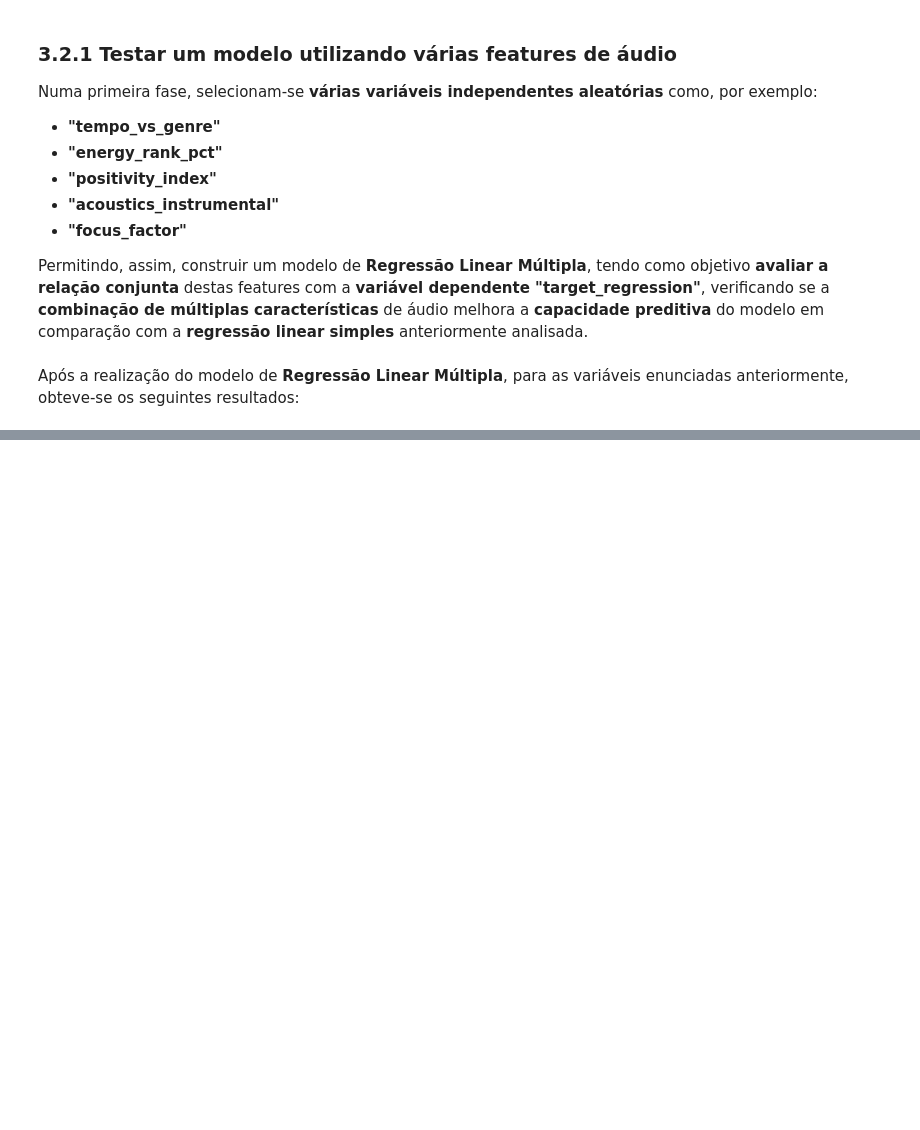
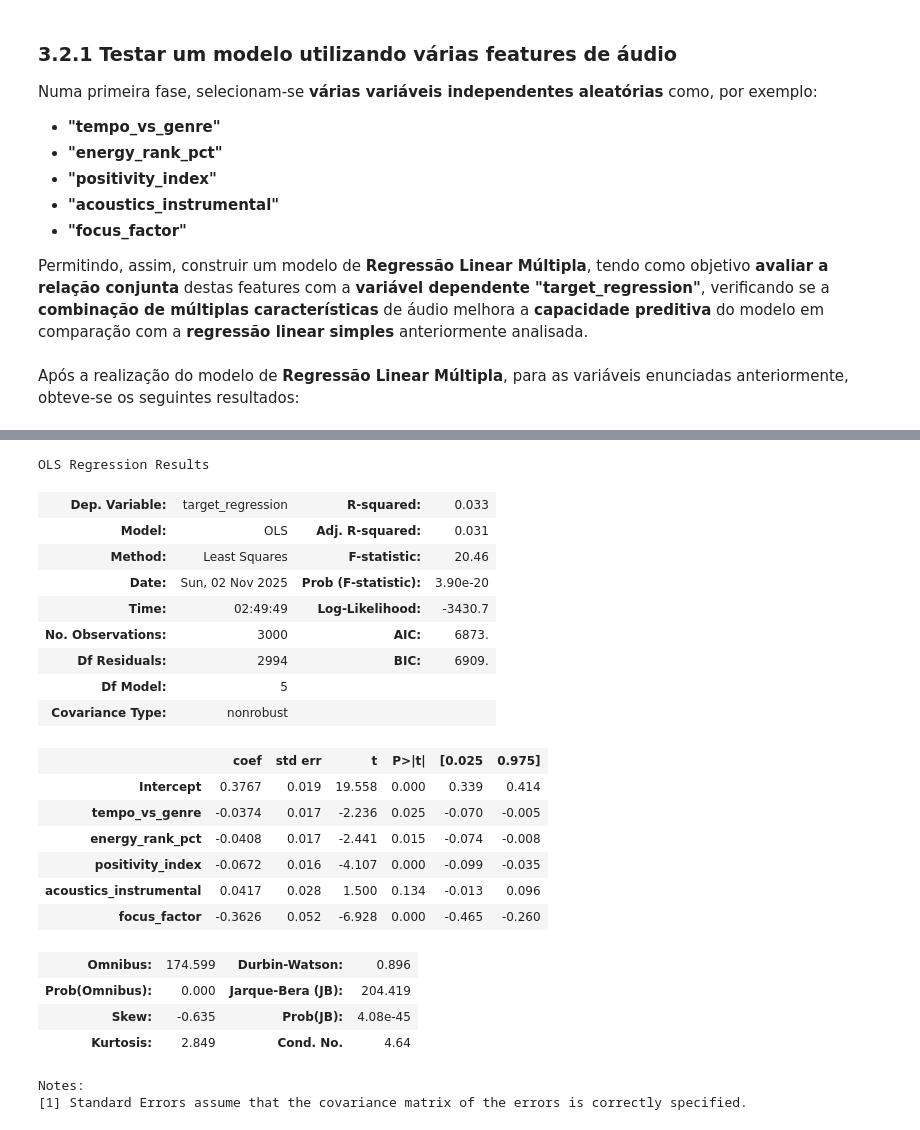
Before and after one commit to RenatoFerreira1240605/APRAU_EFG_B_1240605_1190995, a Jupyter notebook: Assignment_Part1.ipynb, the cells around one changed output, grey strips where cells are left out. Drawn from its saved outputs; the diff is of its cells as text; code cells hidden in the pictures; blank space fills up the shorter version.

Commit message:
feat(rlm): updated model to OLS on multiple regression

```diff
--- a/Assignment_Part1.ipynb
+++ b/Assignment_Part1.ipynb
@@ -1269,7 +1269,10 @@ Numa primeira fase, selecionam-se **várias variáveis independentes aleatórias
 
 Permitindo, assim, construir um modelo de **Regressão Linear Múltipla**, tendo como objetivo **avaliar a relação conjunta** destas features com a **variável dependente "target_regression"**, verificando se a **combinação de múltiplas características** de áudio melhora a **capacidade preditiva** do modelo em comparação com a **regressão linear simples** anteriormente analisada.
 # %%
-# Features selecionadas para o modelo múltiplo
+import statsmodels.api as sm
+import statsmodels.formula.api as smf
+
+# Features selecionadas para o modelo
 features = [
     'tempo_vs_genre',
     'energy_rank_pct',
@@ -1278,18 +1281,10 @@ features = [
     'focus_factor'
 ]
 
-# Separar variáveis independentes e dependente
-X = df[features]
-y = df['target_regression']
+# Criar fórmula para regressão
+formula = 'target_regression ~ tempo_vs_genre + energy_rank_pct + positivity_index + acoustics_instrumental + focus_factor'
 
-# Dividir os dados em treino (80%) e teste (20%)
-X_train, X_test, y_train, y_test = train_test_split(X, y, test_size=0.2, random_state=42)
-
-# Criar e treinar o modelo
-model_mult = LinearRegression()
-model_mult.fit(X_train, y_train)
-
-# Previsões
-y_pred = model_mult.predict(X_test)
+# Ajustar o modelo
+est = smf.ols(formula=formula, data=df).fit()
 # %% [markdown]
 Após a realização do modelo de **Regressão Linear Múltipla**, para as variáveis enunciadas anteriormente, obteve-se os seguintes resultados:
@@ -1331,0 +1291,27 @@ Resultados do modelo de Regressão Linear Múltipla:
+# %%
+# Resumo do modelo
+est.summary()
+# %% [output]
+OLS Regression Results
+| Dep. Variable: | target_regression | R-squared: | 0.033 |
+| Model: | OLS | Adj. R-squared: | 0.031 |
+| Method: | Least Squares | F-statistic: | 20.46 |
+| Date: | Sun, 02 Nov 2025 | Prob (F-statistic): | 3.90e-20 |
+| Time: | 02:49:49 | Log-Likelihood: | -3430.7 |
+| No. Observations: | 3000 | AIC: | 6873. |
+| Df Residuals: | 2994 | BIC: | 6909. |
+| Df Model: | 5 |  |  |
+| Covariance Type: | nonrobust |  |  |
+|  | coef | std err | t | P>|t| | [0.025 | 0.975] |
+| Intercept | 0.3767 | 0.019 | 19.558 | 0.000 | 0.339 | 0.414 |
+| tempo_vs_genre | -0.0374 | 0.017 | -2.236 | 0.025 | -0.070 | -0.005 |
+| energy_rank_pct | -0.0408 | 0.017 | -2.441 | 0.015 | -0.074 | -0.008 |
+| positivity_index | -0.0672 | 0.016 | -4.107 | 0.000 | -0.099 | -0.035 |
+| acoustics_instrumental | 0.0417 | 0.028 | 1.500 | 0.134 | -0.013 | 0.096 |
+| focus_factor | -0.3626 | 0.052 | -6.928 | 0.000 | -0.465 | -0.260 |
+| Omnibus: | 174.599 | Durbin-Watson: | 0.896 |
+| Prob(Omnibus): | 0.000 | Jarque-Bera (JB): | 204.419 |
+| Skew: | -0.635 | Prob(JB): | 4.08e-45 |
+| Kurtosis: | 2.849 | Cond. No. | 4.64 |
+Notes:
+[1] Standard Errors assume that the covariance matrix of the errors is correctly specified.
```
Also changed, not shown: parts of 4 cells of this notebook.
